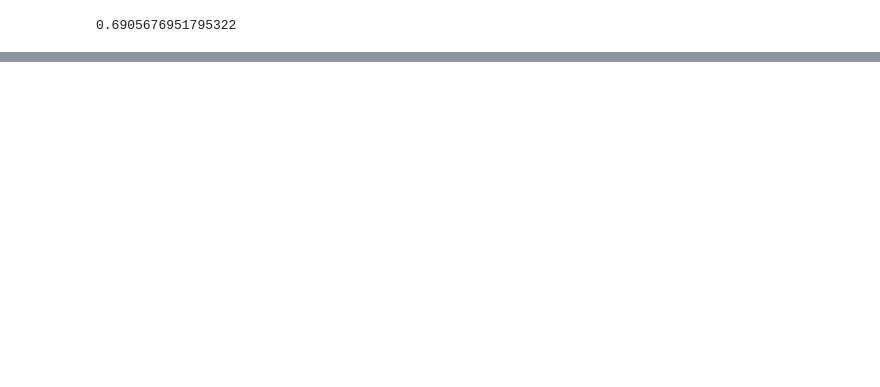
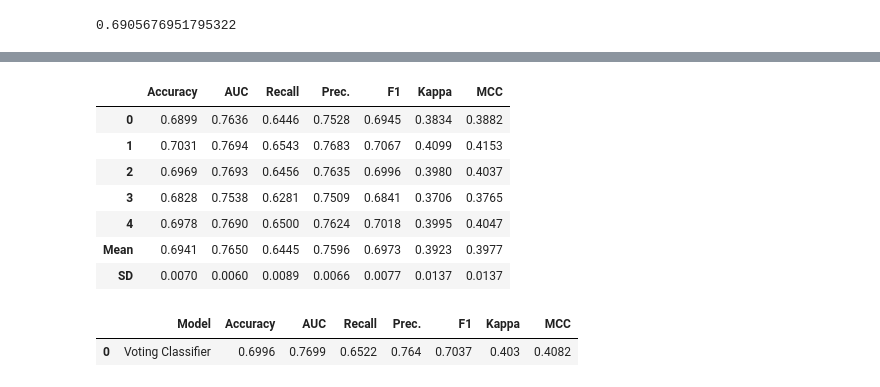
Before and after one commit to lee3jjang/hello-world, a Jupyter notebook: python/dacon_20201024.ipynb, the cells around one changed output, grey strips where cells are left out. Cells and saved outputs as stored; diff of their text form; code cells hidden in the pictures; blank space fills up the shorter version.

```diff
--- a/python/dacon_20201024.ipynb
+++ b/python/dacon_20201024.ipynb
@@ -195,0 +227,16 @@ submission.to_csv(f'result/submission_{now}.csv')
+# %%
+blended = blend_models(estimator_list = best_3, fold = 5, method = 'soft')
+# %% [output]
+|  | Accuracy | AUC | Recall | Prec. | F1 | Kappa | MCC |
+| 0 | 0.6899 | 0.7636 | 0.6446 | 0.7528 | 0.6945 | 0.3834 | 0.3882 |
+| 1 | 0.7031 | 0.7694 | 0.6543 | 0.7683 | 0.7067 | 0.4099 | 0.4153 |
+| 2 | 0.6969 | 0.7693 | 0.6456 | 0.7635 | 0.6996 | 0.3980 | 0.4037 |
+| 3 | 0.6828 | 0.7538 | 0.6281 | 0.7509 | 0.6841 | 0.3706 | 0.3765 |
+| 4 | 0.6978 | 0.7690 | 0.6500 | 0.7624 | 0.7018 | 0.3995 | 0.4047 |
+| Mean | 0.6941 | 0.7650 | 0.6445 | 0.7596 | 0.6973 | 0.3923 | 0.3977 |
+| SD | 0.0070 | 0.0060 | 0.0089 | 0.0066 | 0.0077 | 0.0137 | 0.0137 |
+# %%
+pred_holdout = predict_model(blended)
+# %% [output]
+|  | Model | Accuracy | AUC | Recall | Prec. | F1 | Kappa | MCC |
+| 0 | Voting Classifier | 0.6996 | 0.7699 | 0.6522 | 0.764 | 0.7037 | 0.403 | 0.4082 |
```
Also changed, not shown: parts of 10 cells of this notebook.
